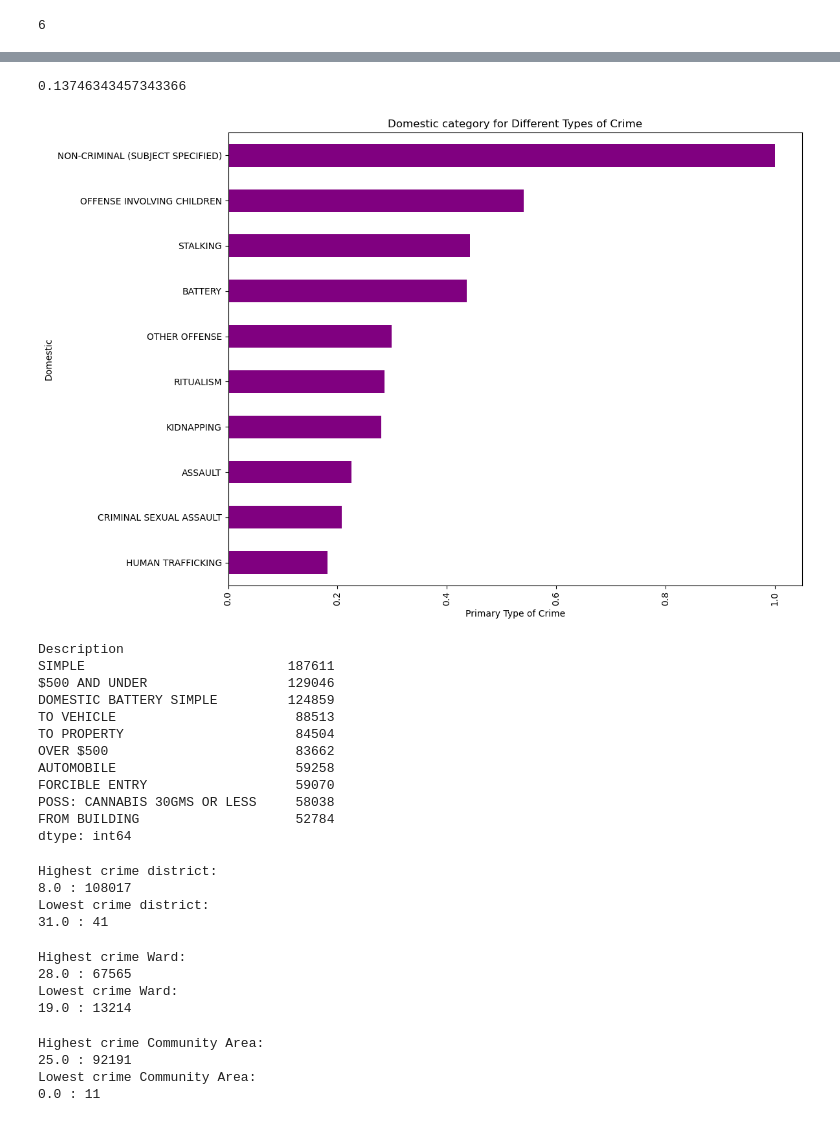
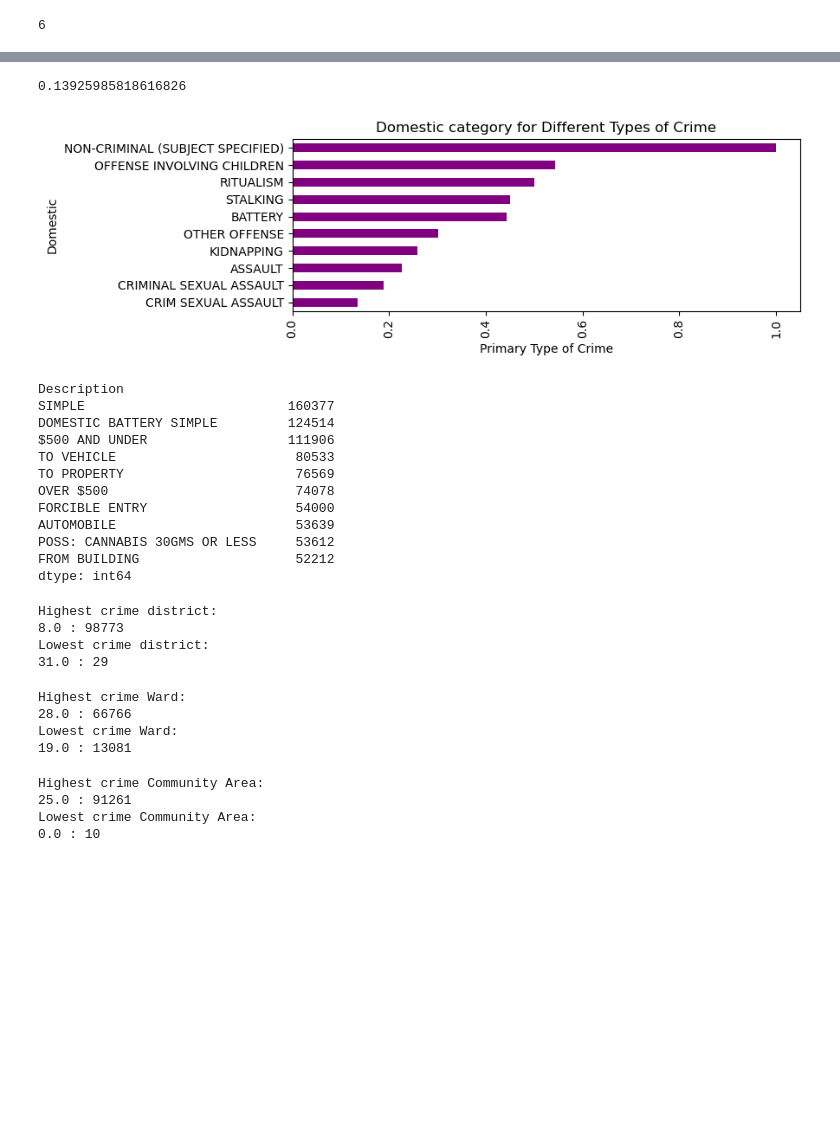
Before and after one commit to RidhooCodes/Chicago-crime-EDA, a Jupyter notebook: Circle 18 Chicago project.ipynb, the cells around one changed output, grey strips where cells are left out. Saved outputs shown, nothing was run; the diff lists cells and outputs as text; code cells hidden in the pictures; blank space fills up the shorter version.

```diff
--- a/Circle 18 Chicago project.ipynb
+++ b/Circle 18 Chicago project.ipynb
@@ -141,6 +141,9 @@ chicago_df1.head()
 | 2 | HY460862 | 10/13/2015 07:30:00 PM | 067XX S ARTESIAN AVE | 0486 | BATTERY | DOMESTIC BATTERY SIMPLE | APARTMENT | False | ... |
 | 3 | HN595456 | 09/18/2007 01:56:00 AM | 087XX S COMMERCIAL AVE | 1220 | DECEPTIVE PRACTICE | THEFT OF LOST/MISLAID PROP | SIDEWALK | True | ... |
 | 4 | HW173766 | 02/28/2013 02:00:00 PM | 036XX N SOUTHPORT AVE | 1152 | DECEPTIVE PRACTICE | ILLEGAL USE CASH CARD | DRUG STORE | False | ... |
+# %%
+# Drop missing values
+chicago_df1.dropna(inplace= True)
 # %%
 chicago_df1.shape
 # %% [output]
@@ -519,36 +639,36 @@ plt.show()
 domestic_rate = chicago_df1["Domestic"].mean()
 domestic_rate
 # %% [output]
-0.13746343457343366
+0.13925985818616826
 # %%
 clearance_rates = chicago_df1.groupby('Primary Type')['Domestic'].mean().sort_values(ascending=False).head(10)
 
-plt.figure(figsize=(12, 8))
+plt.figure(figsize=(9, 3))
 clearance_rates.sort_values().plot(kind='barh', color='purple')
 plt.title('Domestic category for Different Types of Crime')
 plt.xlabel('Primary Type of Crime')
 plt.ylabel('Domestic')
 plt.xticks(rotation=90)
 plt.tight_layout()
 plt.show()
 # %% [output]
-[figure, old version]
+[figure, new version]
 # %%
 # What crime description are common in Chicago?
 crime_by_description = chicago_df1.groupby(['Description']).size().sort_values(ascending=False)
 crime_by_description.head(10)
 # %% [output]
 Description
-SIMPLE                          187611
-$500 AND UNDER                  129046
-DOMESTIC BATTERY SIMPLE         124859
-TO VEHICLE                       88513
-TO PROPERTY                      84504
-OVER $500                        83662
-AUTOMOBILE                       59258
-FORCIBLE ENTRY                   59070
-POSS: CANNABIS 30GMS OR LESS     58038
-FROM BUILDING                    52784
+SIMPLE                          160377
+DOMESTIC BATTERY SIMPLE         124514
+$500 AND UNDER                  111906
+TO VEHICLE                       80533
+TO PROPERTY                      76569
+OVER $500                        74078
+FORCIBLE ENTRY                   54000
+AUTOMOBILE                       53639
+POSS: CANNABIS 30GMS OR LESS     53612
+FROM BUILDING                    52212
 dtype: int64
 # %%
 # District with highest and lowest crime rates
@@ -564,9 +684,9 @@ print(f"Highest crime district:\n{highest_crime_district} : {highest_crime_count
 print(f"Lowest crime district:\n{lowest_crime_district} : {lowest_crime_count}")
 # %% [output]
 Highest crime district:
-8.0 : 108017
+8.0 : 98773
 Lowest crime district:
-31.0 : 41
+31.0 : 29
 # %%
 # Ward with highest and lowest crime rates
 crime_by_ward = chicago_df1.groupby(['Ward']).size().sort_values(ascending=False)
@@ -581,9 +701,9 @@ print(f"Highest crime Ward:\n{highest_crime_ward} : {highest_wardcrime_count}")
 print(f"Lowest crime Ward:\n{lowest_crime_ward} : {lowest_wardcrime_count}")
 # %% [output]
 Highest crime Ward:
-28.0 : 67565
+28.0 : 66766
 Lowest crime Ward:
-19.0 : 13214
+19.0 : 13081
 # %%
 # Community Area with highest and lowest crime rates
 crime_by_comarea= chicago_df1.groupby(['Community Area']).size().sort_values(ascending=False)
@@ -598,9 +718,9 @@ print(f"Highest crime Community Area:\n{highest_crime_comarea} : {highest_comcri
 print(f"Lowest crime Community Area:\n{lowest_crime_comarea} : {lowest_comcrime_count}")
 # %% [output]
 Highest crime Community Area:
-25.0 : 92191
+25.0 : 91261
 Lowest crime Community Area:
-0.0 : 11
+0.0 : 10
 # %%
 # Did the Types of crime change as years go by? if yes/no. let the data show the insight.
 crime_by_year = chicago_df1.groupby(["Year","Primary Type"]).size().unstack().head(15)
```
Also changed, not shown: parts of 35 cells of this notebook, 1 other file.
